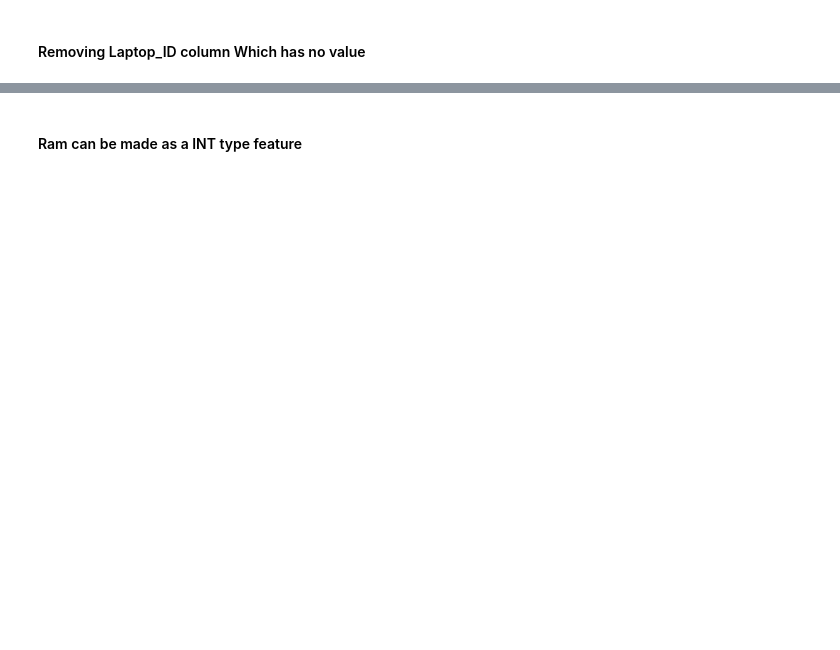
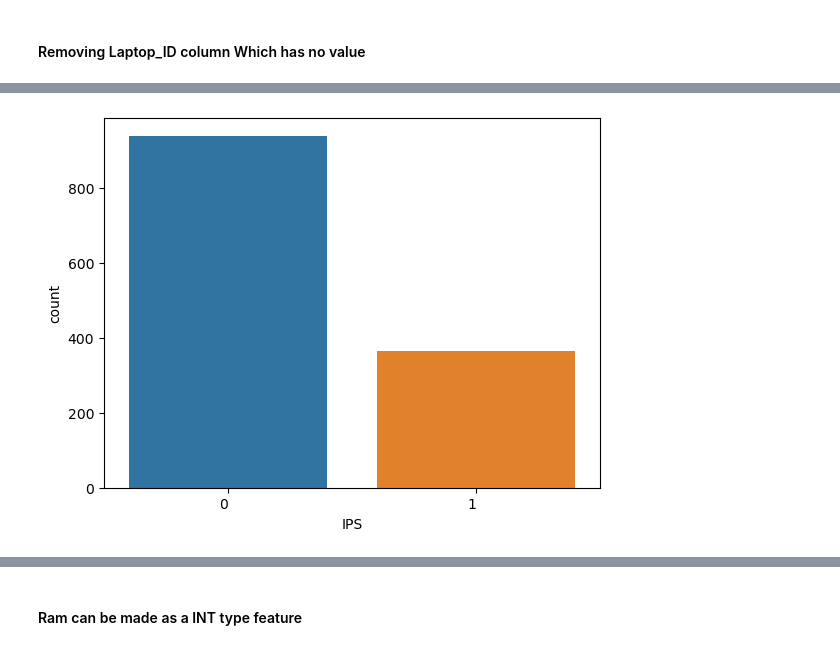
Before and after one commit to MahbubHossainFaisal/Laptop_Price_Predictor, a Jupyter notebook: notebooks/Laptop_price_prediction_EDA.ipynb, the cells around one changed output, grey strips where cells are left out. Cells and saved outputs as stored; diff of their text form; code cells hidden in the pictures; blank space fills up the shorter version.

```diff
--- a/notebooks/Laptop_price_prediction_EDA.ipynb
+++ b/notebooks/Laptop_price_prediction_EDA.ipynb
@@ -163,0 +177,6 @@ df.head()
+# %%
+sns.countplot(x='IPS', data=df, order=df['IPS'].value_counts().index)
+plt.xticks(rotation=0, ha='right')
+plt.show()
+# %% [output]
+[figure, added]
```
Also changed, not shown: parts of 34 cells of this notebook.
